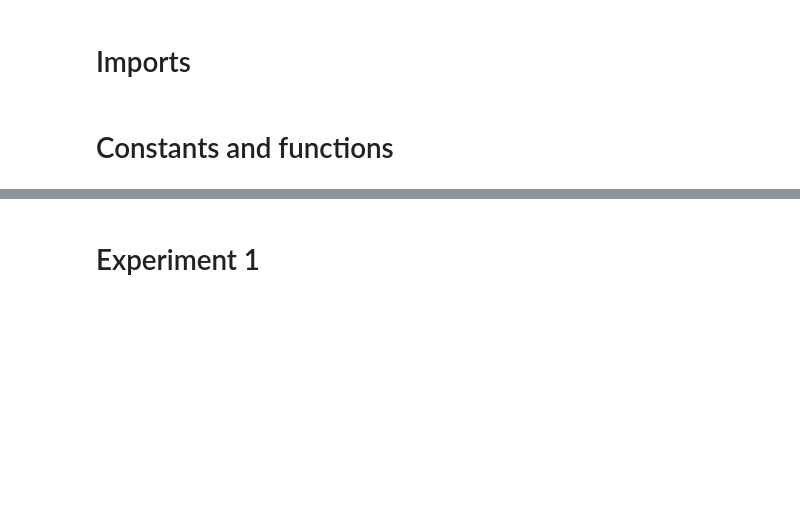
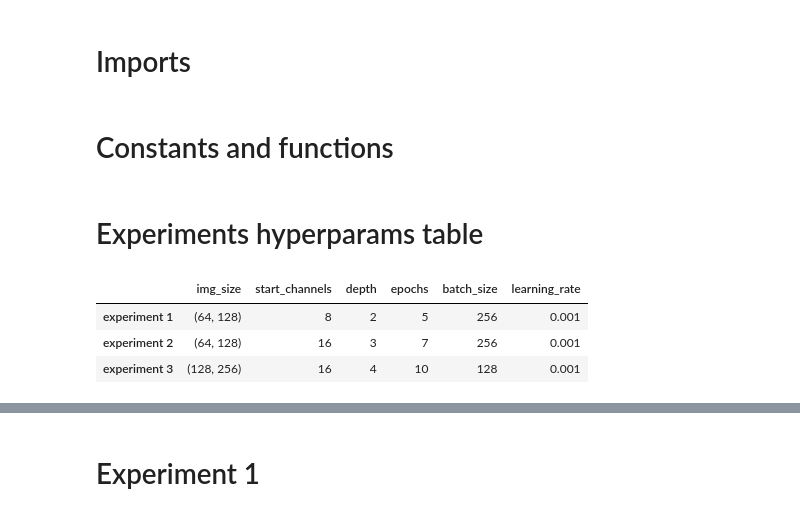
Before and after one commit to deniskirbaba/image-processing-and-generation, a Jupyter notebook: test_metrics_to_df.ipynb, the cells around one changed output, grey strips where cells are left out. Saved outputs shown, nothing was run; the diff lists cells and outputs as text; code cells hidden in the pictures; blank space fills up the shorter version.

Commit message:
done experiment 2

```diff
--- a/test_metrics_to_df.ipynb
+++ b/test_metrics_to_df.ipynb
@@ -29,3 +29,43 @@ class_names = [
 ]
 
 metrics_name = ["precision", "recall", "f1", "dice"]
+# %% [markdown]
+# Experiments hyperparams table
+# %%
+exp1_config = dict(
+    img_size=(64, 128),
+    start_channels=8,
+    depth=2,
+    epochs=5,
+    batch_size=256,
+    learning_rate=1e-3,
+)
+
+exp2_config = dict(
+    img_size=(64, 128),
+    start_channels=16,
+    depth=3,
+    epochs=7,
+    batch_size=256,
+    learning_rate=1e-3,
+)
+
+exp3_config = dict(
+    img_size=(128, 256),
+    start_channels=16,
+    depth=4,
+    epochs=10,
+    batch_size=128,
+    learning_rate=1e-3,
+)
+# %%
+hp_names = ["img_size", "start_channels", "depth", "epochs", "batch_size", "learning_rate"]
+exps_names = ["experiment 1", "experiment 2", "experiment 3"]
+hps = [exp1_config.values(), exp2_config.values(), exp3_config.values()]
+exps_configs_df = pd.DataFrame(data=hps, index=exps_names, columns=hp_names)
+exps_configs_df
+# %% [output]
+|  | img_size | start_channels | depth | epochs | batch_size | learning_rate |
+| experiment 1 | (64, 128) | 8 | 2 | 5 | 256 | 0.001 |
+| experiment 2 | (64, 128) | 16 | 3 | 7 | 256 | 0.001 |
+| experiment 3 | (128, 256) | 16 | 4 | 10 | 128 | 0.001 |
```
Also changed, not shown: parts of 9 cells of this notebook, 16 other files.
